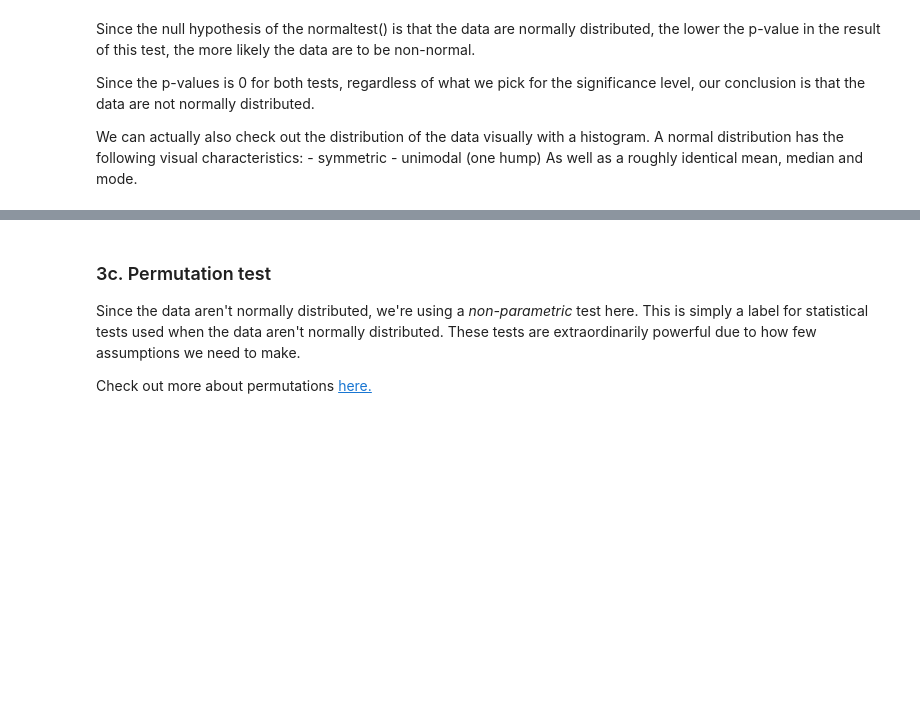
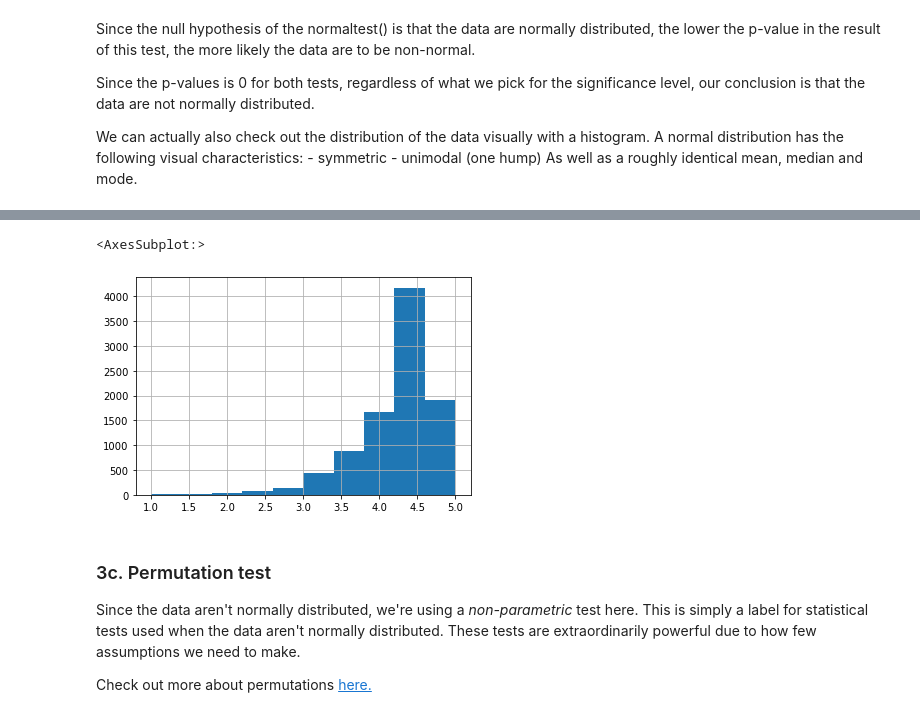
Before and after one commit to hribar904/Springboard, a Jupyter notebook: Case Study - Integrating Apps/Project Files/Springboard Apps project - Tier 3 - Complete.ipynb, the cells around one changed output, grey strips where cells are left out. Saved outputs shown, nothing was run; the diff lists cells and outputs as text; code cells hidden in the pictures; blank space fills up the shorter version.

```diff
--- a/Case Study - Integrating Apps/Project Files/Springboard Apps project - Tier 3 - Complete.ipynb
+++ b/Case Study - Integrating Apps/Project Files/Springboard Apps project - Tier 3 - Complete.ipynb
@@ -455,6 +465,9 @@ _ _ _
 # %%
 # Create a histogram of the google data
-_ _ _
+google.hist()
+# %% [output]
+<AxesSubplot:>
+[figure, added]
 # %% [markdown]
 ### 3c. Permutation test
 Since the data aren't normally distributed, we're using a *non-parametric* test here. This is simply a label for statistical tests used when the data aren't normally distributed. These tests are extraordinarily powerful due to how few assumptions we need to make.
```
Also changed, not shown: parts of 11 cells of this notebook.
